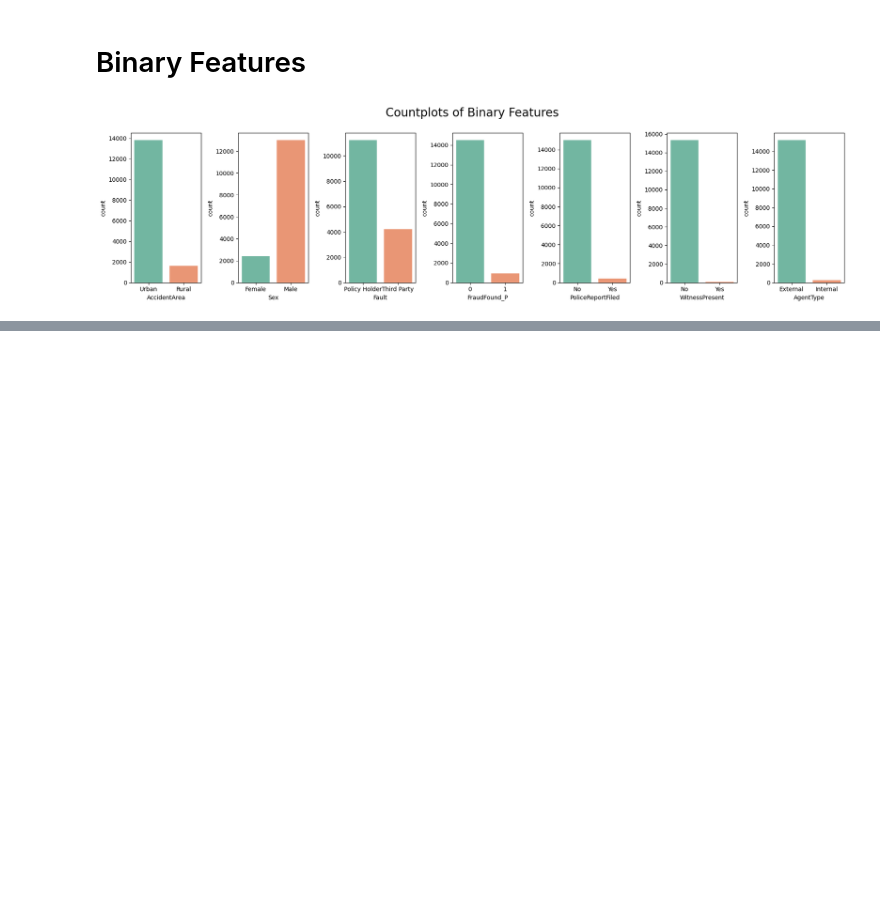
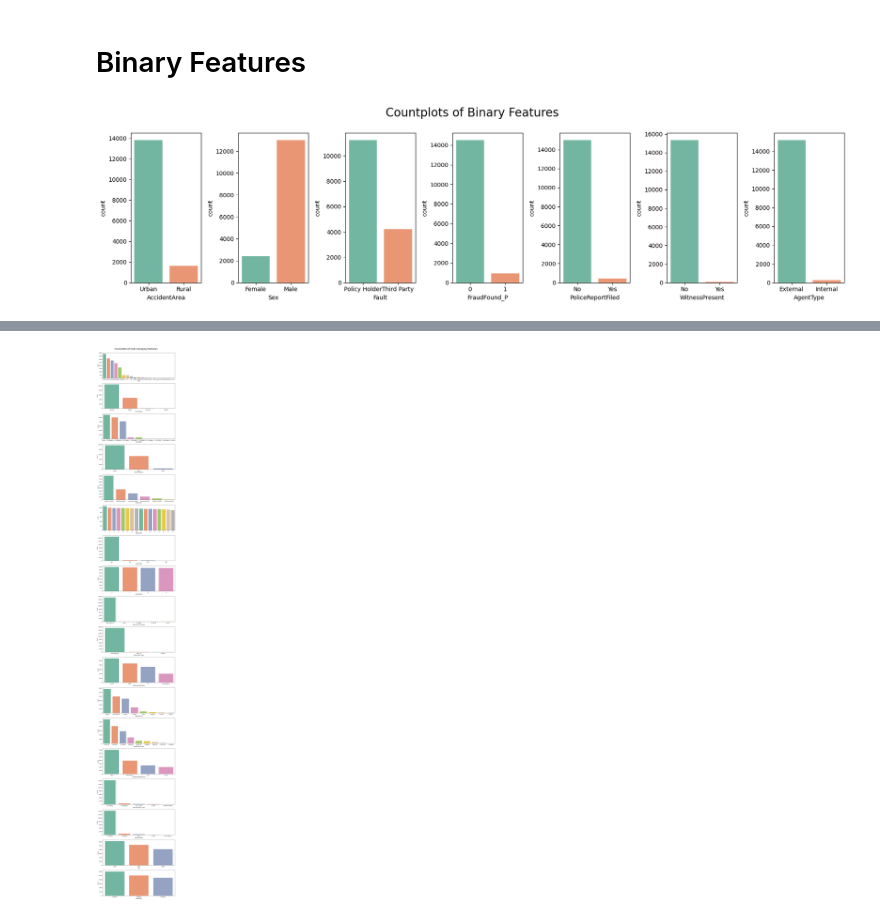
Before and after one commit to irungus/Applied-Machine-Learning, a Jupyter notebook: POA CAT 1.ipynb, the cells around one changed output, grey strips where cells are left out. Drawn from its saved outputs; the diff is of its cells as text; code cells hidden in the pictures; blank space fills up the shorter version.

```diff
--- a/POA CAT 1.ipynb
+++ b/POA CAT 1.ipynb
@@ -477,0 +486,20 @@ for i in range(n):
+# %%
+# Create a For loop to visualize countplots for all binary features
+n = len(rest)
+fig, ax = plt.subplots(n, 1, figsize=(10, n * 4))
+
+for i in range(n):
+    plt.sca(ax[i])  # Set the current Axes to ax and the current Figure to the parent of ax
+    col = rest[i]
+
+    # Get counts and sort them in descending order
+    count_order = data[col].value_counts().index
+
+    # Plot countplot with categories ordered in descending frequency
+    sns.countplot(x=col, data=data, palette='Set2', order=count_order)
+
+    fig.suptitle('Countplots of Multi-Category Features', fontsize=20)
+
+    plt.tight_layout(rect=[0, 0.03, 1, 0.98])
+# %% [output]
+[figure, added]
```
Also changed, not shown: parts of 1 cell of this notebook.
